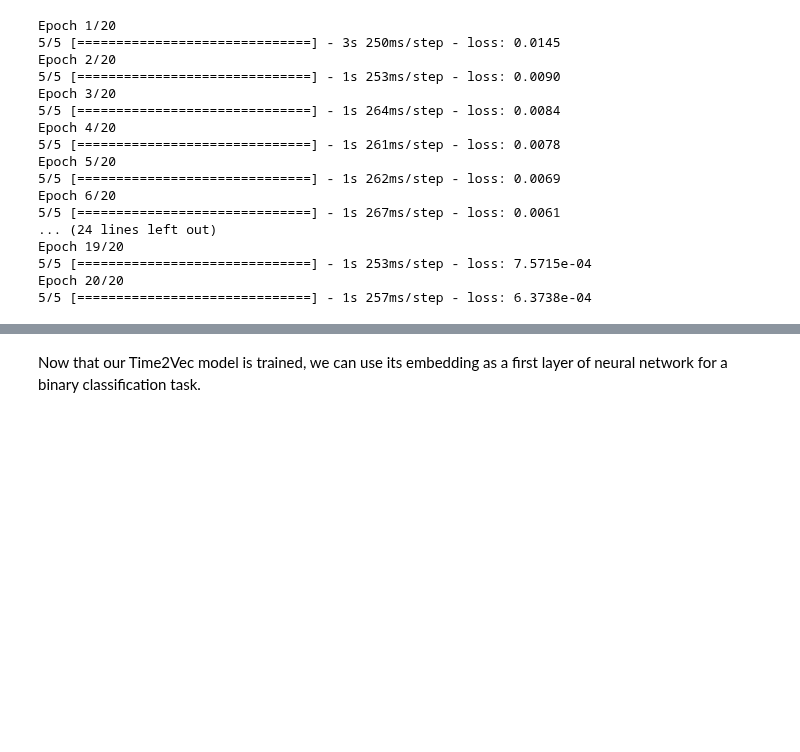
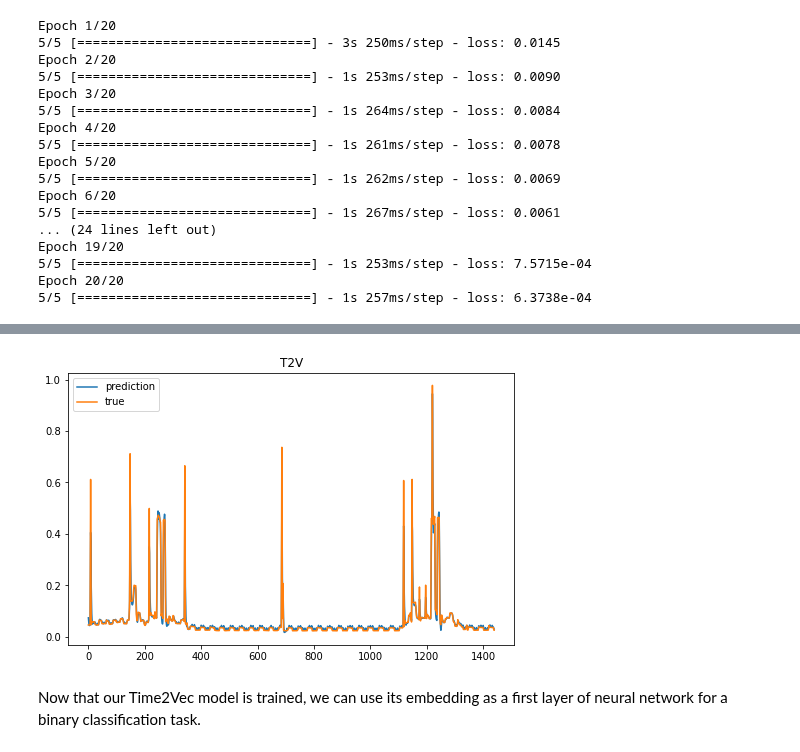
Before and after one commit to hugo-mi/Activity_Detection_From_Electrical_Consumption_Load_Curves, a Jupyter notebook: Time2Vec/time2vec_classification_normalized_lstm.ipynb, the cells around one changed output, grey strips where cells are left out. Drawn from its saved outputs; the diff is of its cells as text; code cells hidden in the pictures; blank space fills up the shorter version.

Commit message:
add test on house 2 ukdale

```diff
--- a/Time2Vec/time2vec_classification_normalized_lstm.ipynb
+++ b/Time2Vec/time2vec_classification_normalized_lstm.ipynb
@@ -59,6 +71,7 @@ step = SEQUENCE_LENGTH - OVERLAP_PERIOD
 scaler = MinMaxScaler()
 train_dim_h1 = int(0.7*len(house1_power_blk2) / step)
 train_dim_h2 = int(0.7*len(house2_power_blk1) / step)
+train_dim_h2_ukd = int(0.7*len(house2_power_ukdale) / step)
 
 scaler.fit(house1_power_blk2['mains'].iloc[:train_dim_h1].values.reshape(-1, 1))
 house1_power_blk2['mains'] = scaler.transform(house1_power_blk2['mains'].values.reshape(-1, 1))
@@ -68,6 +81,9 @@ scaler.fit(house2_power_blk1['mains'].iloc[:train_dim_h2].values.reshape(-1, 1))
 house2_power_blk1['mains'] = scaler.transform(house2_power_blk1['mains'].values.reshape(-1, 1))
 #house2_power_blk1['off_peak'] = ((house2_power_blk1['hour'] > 6) & (house2_power_blk1['hour'] < 23)).astype(int)
 
+scaler.fit(house2_power_ukdale['mains'].iloc[:train_dim_h2_ukd].values.reshape(-1, 1))
+house2_power_ukdale['mains'] = scaler.transform(house2_power_ukdale['mains'].values.reshape(-1, 1))
+
 house1_power_blk2.head()
 # %% [output]
 |  | mains | activity | hour |
@@ -139,6 +155,19 @@ for sequence in gen_sequence(house2_power_blk1, SEQUENCE_LENGTH, OVERLAP_PERIOD,
 
 X_h2 = np.asarray(X_h2)
 Y_h2 = np.asarray(Y_h2)
+# %%
+### HOUSE 2 UKDALE ###
+
+# prepare the batches
+X_h2_ukd, Y_h2_ukd = [], []
+for sequence in gen_sequence(house2_power_ukdale, SEQUENCE_LENGTH, OVERLAP_PERIOD, ['mains']):
+    X_h2_ukd.append(sequence)
+
+for sequence in gen_sequence(house2_power_ukdale, SEQUENCE_LENGTH, OVERLAP_PERIOD, ['mains']):
+    Y_h2_ukd.append(sequence)
+
+X_h2_ukd = np.asarray(X_h2_ukd)
+Y_h2_ukd = np.asarray(Y_h2_ukd)
 # %%
 ### TRAIN TEST SPLIT HOUSE 1 ###
 X_train_h1, X_test_h1 = X_h1[:train_dim_h1], X_h1[train_dim_h1:]
@@ -160,3 +189,11 @@ print(X_test_h2.shape, y_test_h2.shape)
 # %% [output]
 (4959, 40, 1) (4959, 40, 1)
 (2121, 40, 1) (2121, 40, 1)
+# %%
+### TRAIN TEST SPLIT HOUSE 2 UKDALE ###
+
+X_train_h2_ukd, X_test_h2_ukd = X_h2_ukd[:train_dim_h2_ukd], X_h2_ukd[train_dim_h2_ukd:]
+y_train_h2_ukd, y_test_h2_ukd = Y_h2_ukd[:train_dim_h2_ukd], Y_h2_ukd[train_dim_h2_ukd:]
+
+print(X_train_h2_ukd.shape, y_train_h2_ukd.shape)
+print(X_test_h2_ukd.shape, y_test_h2_ukd.shape)
@@ -296,0 +342,4 @@ mean_absolute_error(y_test_h2.ravel(), y_pred_h2.ravel())
+# %%
+### MSE ON HOUSE 2 UKDALE ###
+y_pred_h2_ukd = kgs_t2v.predict(X_test_h2_ukd)
+mean_absolute_error(y_test_h2_ukd.ravel(), y_pred_h2_ukd.ravel())
@@ -361,3 +412,17 @@ plt.legend();
+# %%
+### VISUALIZE TEST PREDICTIONS ON HOUSE 2 UKDALE ###
+
+plt.figure(figsize=(8,5))
+
+y_pred_unfolded_h2_ukd = unfold_sequence(y_pred_h2_ukd, SEQUENCE_LENGTH, OVERLAP_PERIOD)
+y_test_unfolded_h2_ukd = unfold_sequence(y_test_h2_ukd, SEQUENCE_LENGTH, OVERLAP_PERIOD)
+
+plt.plot(y_pred_unfolded_h2_ukd[:24*60], label='prediction')
+plt.plot(y_test_unfolded_h2_ukd[:24*60], label='true')
+plt.title('T2V');
+plt.legend();
+# %% [output]
+[figure, added]
 # %% [markdown]
 Now that our Time2Vec model is trained, we can use its embedding as a first layer of neural network for a binary classification task.
 # %% [markdown]
```
Also changed, not shown: parts of 14 cells of this notebook, 7 other files.
